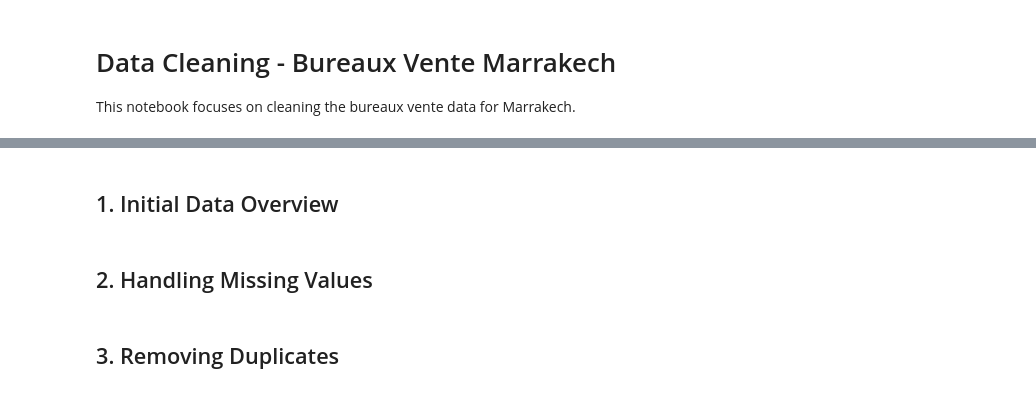
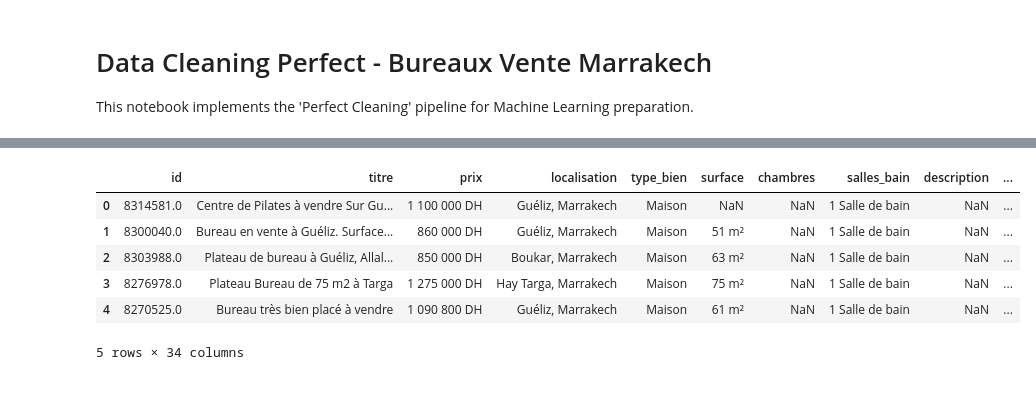
Before and after one commit to MAZIHBouchra/gateone-final, a Jupyter notebook: notebooks/ventes/bureaux_vente_cleaning.ipynb, the cells around one changed output, grey strips where cells are left out. Drawn from its saved outputs; the diff is of its cells as text; code cells hidden in the pictures.

```diff
--- a/notebooks/ventes/bureaux_vente_cleaning.ipynb
+++ b/notebooks/ventes/bureaux_vente_cleaning.ipynb
@@ -1,6 +1,6 @@
 # %% [markdown]
-# Data Cleaning - Bureaux Vente Marrakech
-This notebook focuses on cleaning the bureaux vente data for Marrakech.
+# Data Cleaning Perfect - Bureaux Vente Marrakech
+This notebook implements the 'Perfect Cleaning' pipeline for Machine Learning preparation.
 # %%
 import pandas as pd
 import numpy as np
@@ -9,13 +9,14 @@ import seaborn as sns
 import os
 
 # File path
-file_path = '../../data/marrakech_immo_vente_features/bureaux_vente.csv'
+file_path = '../../data/marrakech_immo_vente/bureaux_vente.csv'
 
 # Load data
 if os.path.exists(file_path):
     df = pd.read_csv(file_path)
     print(f"Successfully loaded {file_path}")
+    print(f"Initial shape: {df.shape}")
     display(df.head())
 else:
     print(f"ERROR: File not found at {file_path}")
-    print(f"Current working directory: {os.getcwd()}")
+# %% [output]
@@ -22,2 +25,7 @@ else:
+|  | id | titre | prix | localisation | type_bien | surface | chambres | salles_bain | description | ... |
+| 0 | 8314581.0 | Centre de Pilates à vendre Sur Gu... | 1 100 000 DH | Guéliz, Marrakech | Maison | NaN | NaN | 1 Salle de bain | NaN | ... |
+| 1 | 8300040.0 | Bureau en vente à Guéliz. Surface... | 860 000 DH | Guéliz, Marrakech | Maison | 51 m² | NaN | 1 Salle de bain | NaN | ... |
+| 2 | 8303988.0 | Plateau de bureau à Guéliz, Allal... | 850 000 DH | Boukar, Marrakech | Maison | 63 m² | NaN | 1 Salle de bain | NaN | ... |
+| 3 | 8276978.0 | Plateau Bureau de 75 m2 à Targa | 1 275 000 DH | Hay Targa, Marrakech | Maison | 75 m² | NaN | 1 Salle de bain | NaN | ... |
+| 4 | 8270525.0 | Bureau très bien placé à vendre | 1 090 800 DH | Guéliz, Marrakech | Maison | 61 m² | NaN | 1 Salle de bain | NaN | ... |
+5 rows × 34 columns
-# %% [markdown]
-## 1. Initial Data Overview
@@ -30,2 +31,0 @@ else:
-# %% [markdown]
-## 2. Handling Missing Values
@@ -88,2 +31,0 @@ if 'df' in locals():
-# %% [markdown]
-## 3. Removing Duplicates
```
Also changed, not shown: parts of 24 cells of this notebook.
